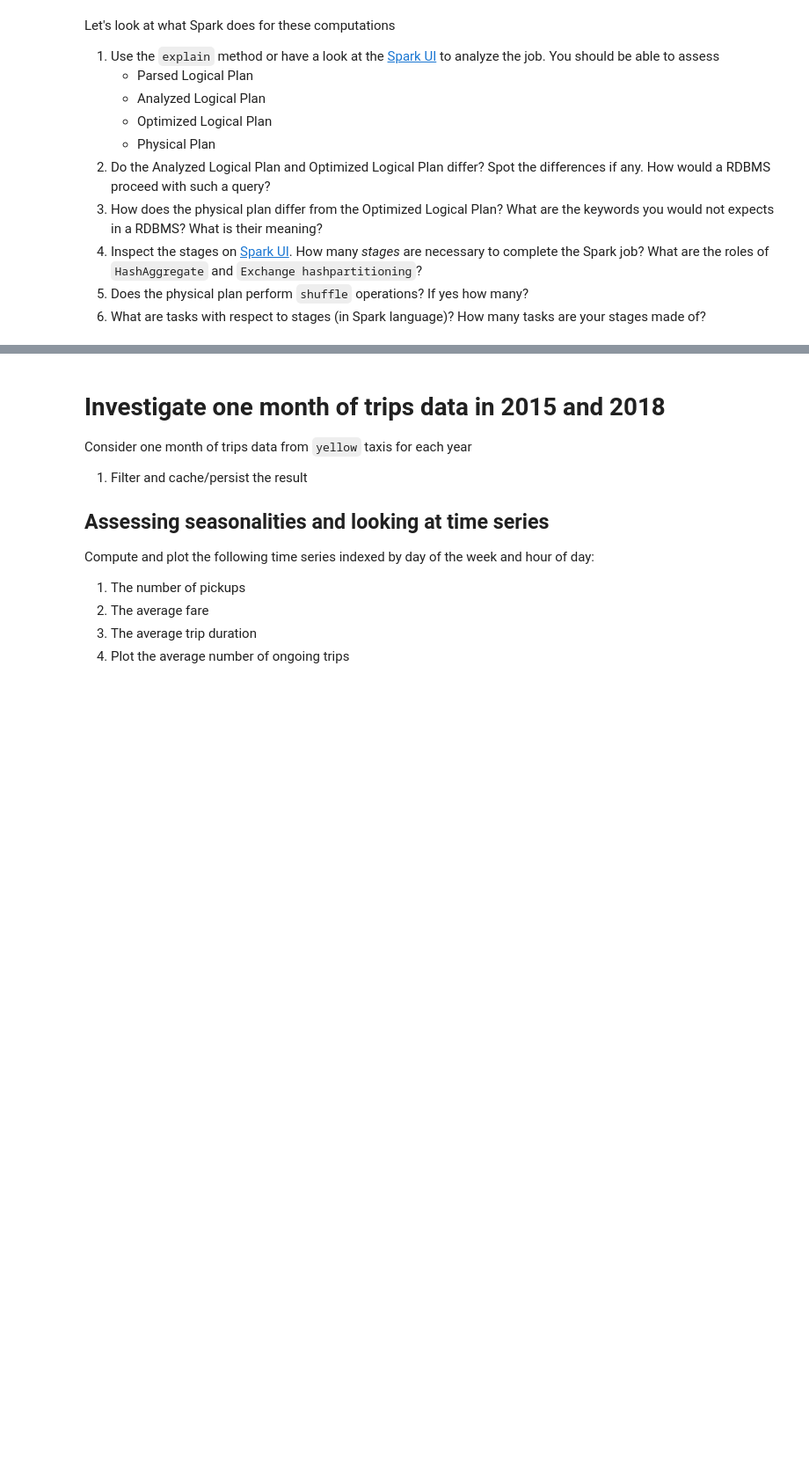
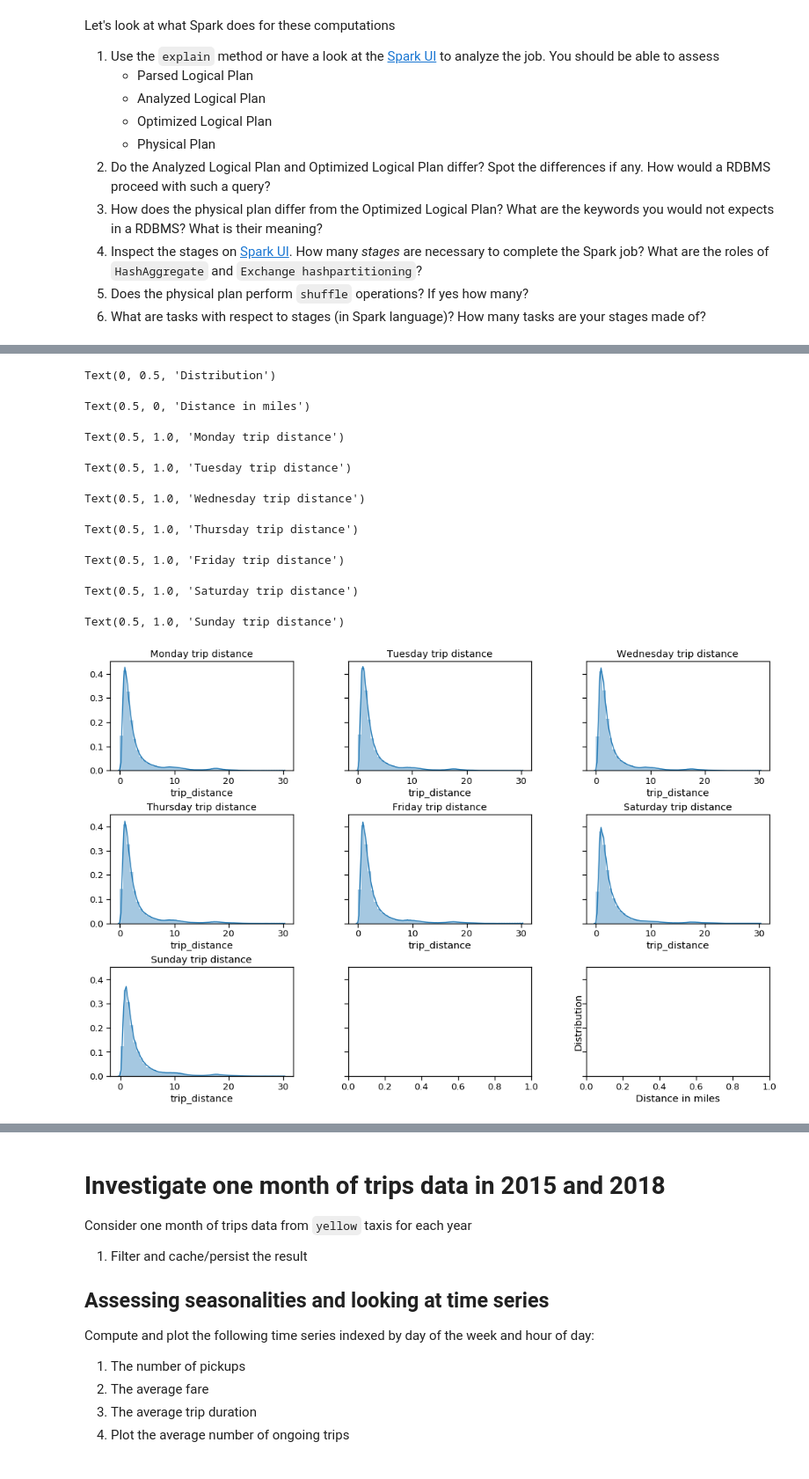
Before and after one commit to JLechuga94/BigData_1, a Jupyter notebook: homework03.ipynb, the cells around one changed output, grey strips where cells are left out. Shown at 88% size. Saved outputs shown, nothing was run; the diff lists cells and outputs as text; code cells hidden in the pictures; blank space fills up the shorter version.

Commit message:
Added plots for trip distance distribution for all days of the week

```diff
--- a/homework03.ipynb
+++ b/homework03.ipynb
@@ -669,0 +688,3 @@ Now, compute the following and produce relevant plots:
+# %%
+week_days = distance_travelling['tpep_pickup_datetime'].dt.weekday_name
+week_days
@@ -669,0 +704,2 @@ Now, compute the following and produce relevant plots:
+# %%
+distance_travelling.loc[:,'Week_day'] = week_days.values
@@ -669,0 +726,32 @@ Now, compute the following and produce relevant plots:
+# %%
+mon = distance_travelling[distance_travelling["Week_day"] == "Monday"]["trip_distance"]
+tues = distance_travelling[distance_travelling["Week_day"] == "Tuesday"]["trip_distance"]
+wedn = distance_travelling[distance_travelling["Week_day"] == "Wednesday"]["trip_distance"]
+thur = distance_travelling[distance_travelling["Week_day"] == "Thursday"]["trip_distance"]
+fri = distance_travelling[distance_travelling["Week_day"] == "Friday"]["trip_distance"]
+sat = distance_travelling[distance_travelling["Week_day"] == "Saturday"]["trip_distance"]
+sun = distance_travelling[distance_travelling["Week_day"] == "Sunday"]["trip_distance"]
+# %%
+fig, axes = plt.subplots(3, 3,figsize=(15, 10), sharey=True)
+plt.ylabel("Distribution")
+plt.xlabel("Distance in miles")
+sns.distplot(mon, ax=axes[0, 0]).set_title("Monday trip distance")
+sns.distplot(tues, ax=axes[0, 1]).set_title("Tuesday trip distance")
+sns.distplot(wedn, ax=axes[0, 2]).set_title("Wednesday trip distance")
+sns.distplot(thur, ax=axes[1, 0]).set_title("Thursday trip distance")
+sns.distplot(fri, ax=axes[1, 1]).set_title("Friday trip distance")
+sns.distplot(sat, ax=axes[1, 2]).set_title("Saturday trip distance")
+sns.distplot(sun, ax=axes[2, 0]).set_title("Sunday trip distance")
+
+fig.subplots_adjust(left=0.08, right=0.98, bottom=0.05, top=0.9, hspace=0.4, wspace=0.3)
+# %% [output]
+Text(0, 0.5, 'Distribution')
+Text(0.5, 0, 'Distance in miles')
+Text(0.5, 1.0, 'Monday trip distance')
+Text(0.5, 1.0, 'Tuesday trip distance')
+Text(0.5, 1.0, 'Wednesday trip distance')
+Text(0.5, 1.0, 'Thursday trip distance')
+Text(0.5, 1.0, 'Friday trip distance')
+Text(0.5, 1.0, 'Saturday trip distance')
+Text(0.5, 1.0, 'Sunday trip distance')
+[figure, added]
```
Also changed, not shown: parts of 9 cells of this notebook.
